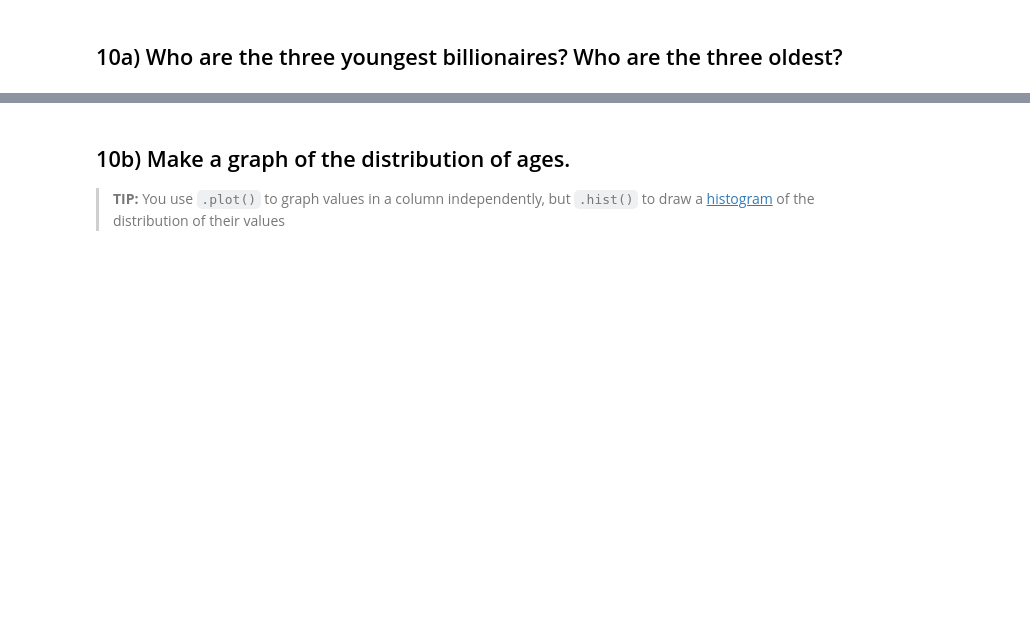
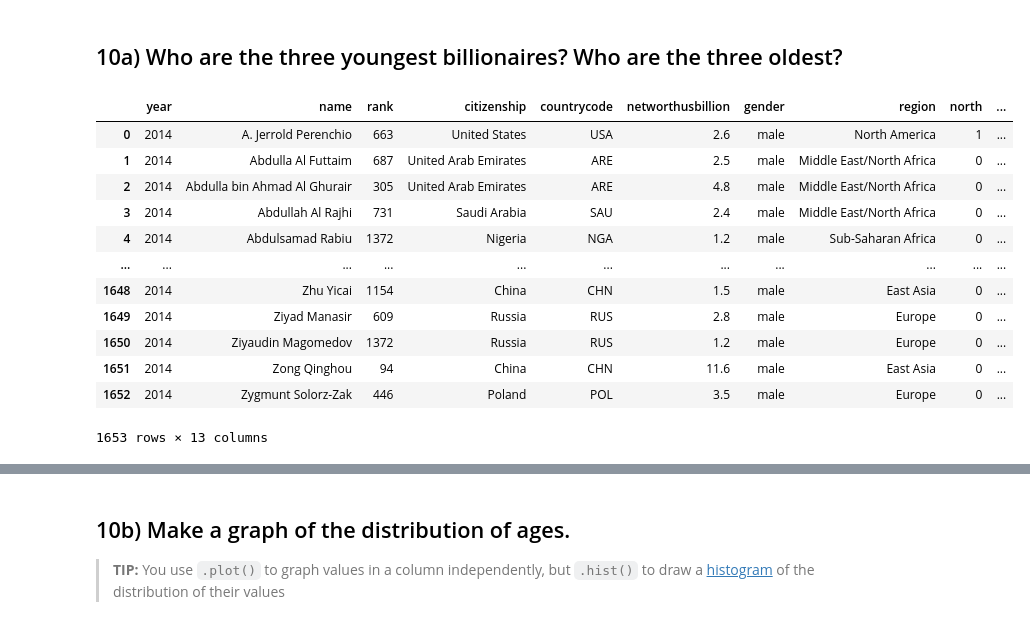
Before and after one commit to lei10003/05-homework-basics, a Jupyter notebook: 02-Billionaires.ipynb, the cells around one changed output, grey strips where cells are left out. Saved outputs shown, nothing was run; the diff lists cells and outputs as text; code cells hidden in the pictures; blank space fills up the shorter version.

```diff
--- a/02-Billionaires.ipynb
+++ b/02-Billionaires.ipynb
@@ -234,3 +320,19 @@ I am **not** asking which country has the most billionaires - this is **total am
 ## 9b) How old are self-made billionaires compared to non self-made billionaires?
 # %% [markdown]
 ## 10a) Who are the three youngest billionaires? Who are the three oldest?
+# %%
+df.dropna(axis = 'columns')
+# %% [output]
+|  | year | name | rank | citizenship | countrycode | networthusbillion | gender | region | north | ... |
+| 0 | 2014 | A. Jerrold Perenchio | 663 | United States | USA | 2.6 | male | North America | 1 | ... |
+| 1 | 2014 | Abdulla Al Futtaim | 687 | United Arab Emirates | ARE | 2.5 | male | Middle East/North Africa | 0 | ... |
+| 2 | 2014 | Abdulla bin Ahmad Al Ghurair | 305 | United Arab Emirates | ARE | 4.8 | male | Middle East/North Africa | 0 | ... |
+| 3 | 2014 | Abdullah Al Rajhi | 731 | Saudi Arabia | SAU | 2.4 | male | Middle East/North Africa | 0 | ... |
+| 4 | 2014 | Abdulsamad Rabiu | 1372 | Nigeria | NGA | 1.2 | male | Sub-Saharan Africa | 0 | ... |
+| ... | ... | ... | ... | ... | ... | ... | ... | ... | ... | ... |
+| 1648 | 2014 | Zhu Yicai | 1154 | China | CHN | 1.5 | male | East Asia | 0 | ... |
+| 1649 | 2014 | Ziyad Manasir | 609 | Russia | RUS | 2.8 | male | Europe | 0 | ... |
+| 1650 | 2014 | Ziyaudin Magomedov | 1372 | Russia | RUS | 1.2 | male | Europe | 0 | ... |
+| 1651 | 2014 | Zong Qinghou | 94 | China | CHN | 11.6 | male | East Asia | 0 | ... |
+| 1652 | 2014 | Zygmunt Solorz-Zak | 446 | Poland | POL | 3.5 | male | Europe | 0 | ... |
+1653 rows × 13 columns
```
Also changed, not shown: parts of 12 cells of this notebook.
